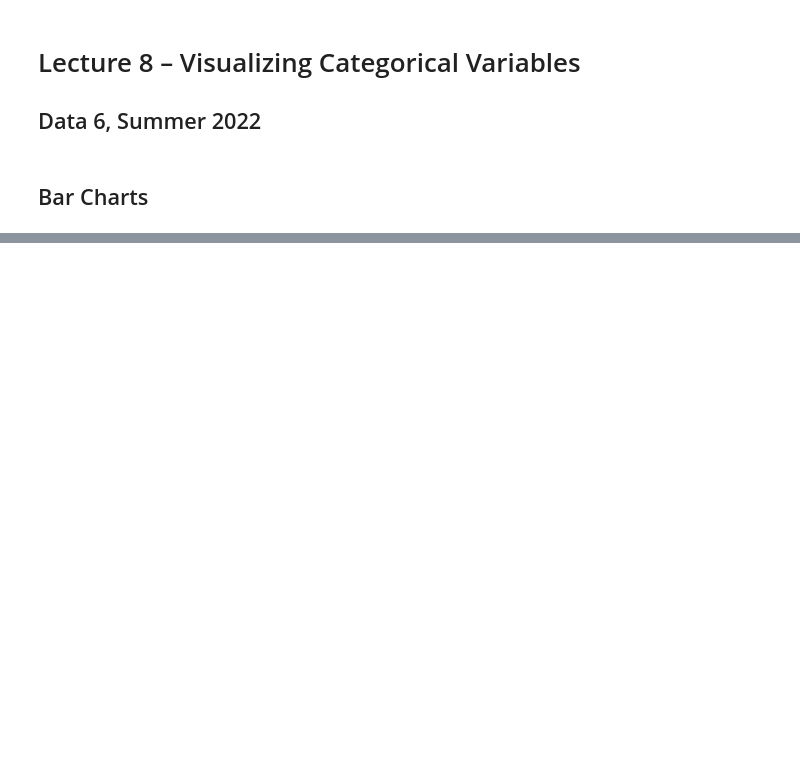
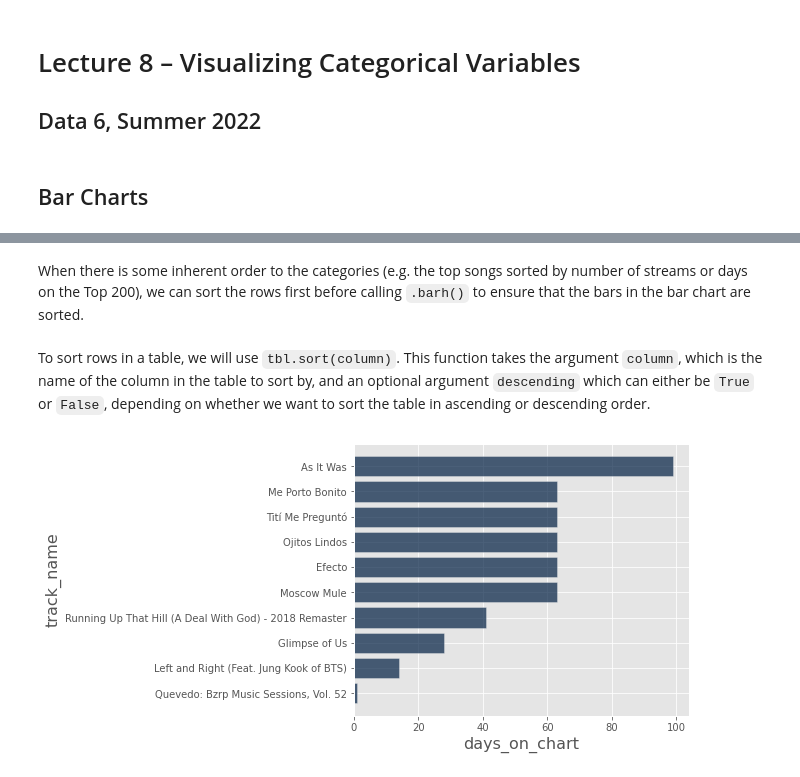
Before and after one commit to data-6-berkeley/su22, a Jupyter notebook: lecture/lec08/lec08-blank.ipynb, the cells around one changed output, grey strips where cells are left out. Drawn from its saved outputs; the diff is of its cells as text; code cells hidden in the pictures; blank space fills up the shorter version.

```diff
--- a/lecture/lec08/lec08-blank.ipynb
+++ b/lecture/lec08/lec08-blank.ipynb
@@ -153,0 +98,8 @@ top_gdp.barh(..., width = 800, height = 500,
+# %% [markdown]
+When there is some inherent order to the categories (e.g. the top songs sorted by number of streams or days on the Top 200), we can sort the rows first before calling `.barh()` to ensure that the bars in the bar chart are sorted.
+# %% [markdown]
+To sort rows in a table, we will use `tbl.sort(column)`. This function takes the argument `column`, which is the name of the column in the table to sort by, and an optional argument `descending` which can either be `True` or `False`, depending on whether we want to sort the table in ascending or descending order.
+# %%
+top_10.sort('days_on_chart', descending=True).barh('track_name', 'days_on_chart')
+# %% [output]
+[figure, added]
```
Also changed, not shown: parts of 89 cells of this notebook, 5 other files.
